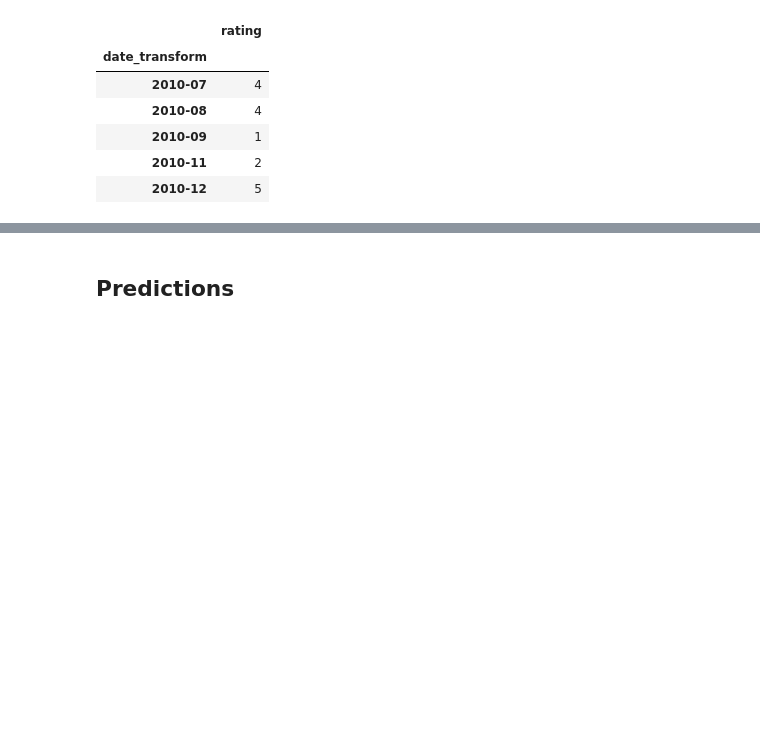
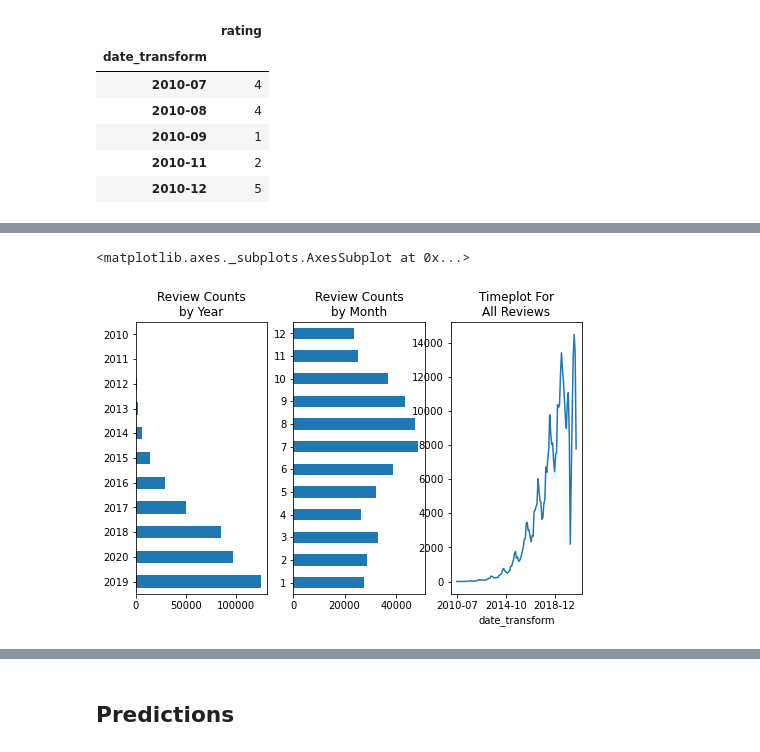
Before and after one commit to XueyangSong/cogs108EC, a Jupyter notebook: EC.ipynb, the cells around one changed output, grey strips where cells are left out. Cells and saved outputs as stored; diff of their text form; code cells hidden in the pictures; blank space fills up the shorter version.

```diff
--- a/EC.ipynb
+++ b/EC.ipynb
@@ -312,0 +318,15 @@ date_count_df.head()
+# %%
+fig = plt.figure(figsize=(8,5))
+ax = fig.add_subplot(1, 3, 1)
+ax.set_title(label="Review Counts\nby Year")
+df["date_transform_year"].value_counts().sort_values(ascending=False).plot(kind="barh", ax=ax)
+ax = fig.add_subplot(1, 3, 2)
+ax.set_title(label="Review Counts\nby Month")
+df["date_transform_month"].value_counts().sort_index().plot(kind="barh", ax=ax)
+ax = fig.add_subplot(1, 3, 3)
+ax.set_title(label="Timeplot For\nAll Reviews")
+ax.set_xlabel("date")
+date_count_df["rating"].plot(ax=ax)
+# %% [output]
+<matplotlib.axes._subplots.AxesSubplot at 0x...>
+[figure, added]
```
Also changed, not shown: parts of 20 cells of this notebook, 1 other file.
